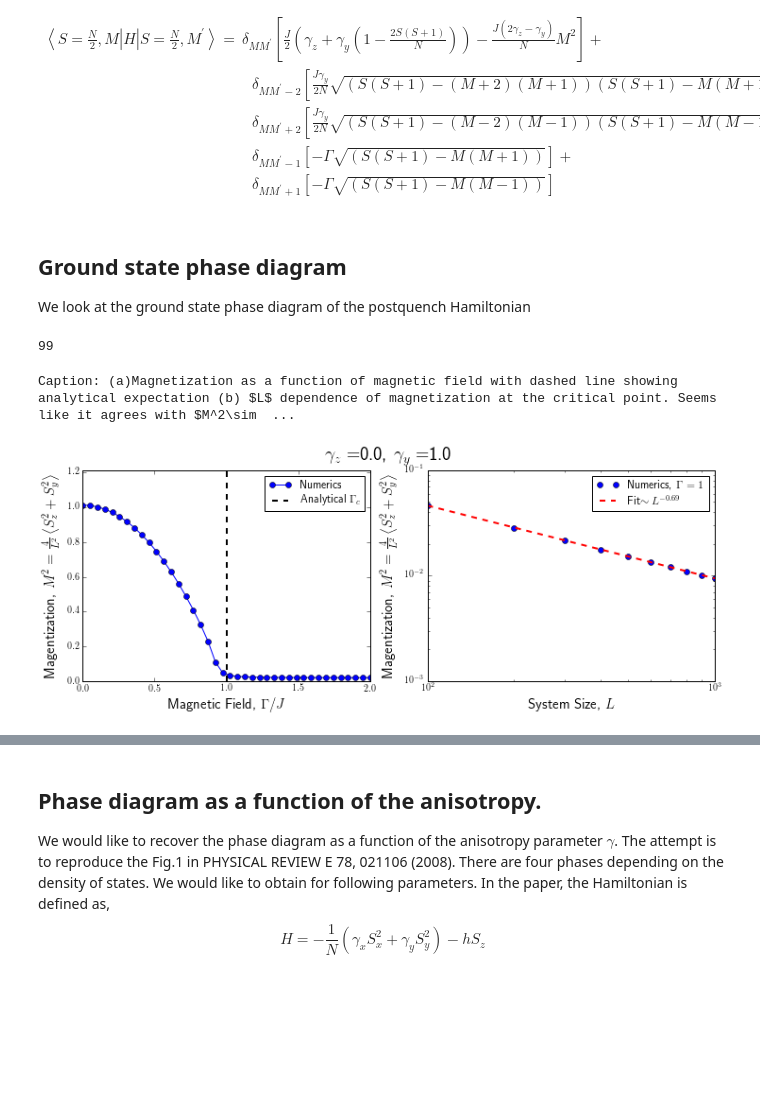
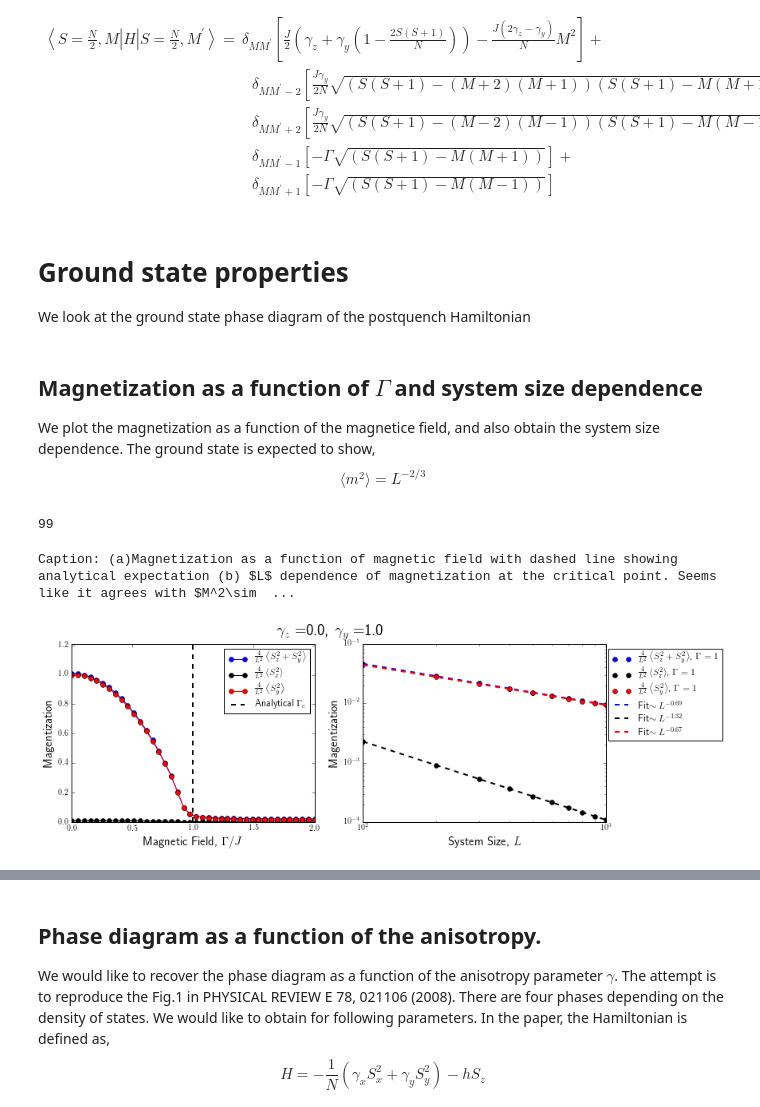
Before and after one commit to paraj003/LMG_quench, a Jupyter notebook: LMG_sim.ipynb, the cells around one changed output, grey strips where cells are left out. Cells and saved outputs as stored; diff of their text form; code cells hidden in the pictures; blank space fills up the shorter version.

Commit message:
Added Sy^2 and Sz^2 dependence to all plots

```diff
--- a/LMG_sim.ipynb
+++ b/LMG_sim.ipynb
@@ -32,8 +32,14 @@ from matplotlib import rc
 rc('font',**{'family':'sans-serif','sans-serif':['Roman']})
 rc('text', usetex=True)
 # %% [markdown]
-## Ground state phase diagram
+# Ground state properties
 We look at the ground state phase diagram of the postquench Hamiltonian
+# %% [markdown]
+## Magnetization as a function of $\Gamma$ and system size dependence
+We plot the magnetization as a function of the magnetice field, and also obtain the system size dependence. The ground state is expected to show,
+\begin{equation}
+\langle m^2\rangle=L^{-2/3}
+\end{equation}
 # %%
 #calculate magnetization as a function of magnetic field
 #tests magnetizationz2
@@ -64,27 +77,37 @@ criticalΓ=paramvals.J*max(paramvals.γz,paramvals.γy)
 # %%
 #fitting to system size dependence
 #linear fit to data
-logy=np.log10(criticalmagsqlist)
+logSϕ=np.log10(criticalmagϕsqlist)
+logSz=np.log10(criticalmagzsqlist)
+logSy=np.log10(criticalmagysqlist)
 logx=np.log10(Larr)
-m1,b1 = np.polyfit(logx,logy, 1)
+mϕ,bϕ = np.polyfit(logx,logSϕ, 1)
+mz,bz = np.polyfit(logx,logSz, 1)
+my,by = np.polyfit(logx,logSy, 1)
 # %%
 #plotting
 plt.figure(figsize=(12,4))
 plt.suptitle("$\\gamma_z=$"+str(paramvals.γz)+", $\\gamma_y=$"+str(paramvals.γy),fontsize=20)
 plt.subplot(1,2,1)
-plt.plot(Γarr, magsqlist,'-o',label='Numerics')
+plt.plot(Γarr, magϕsqlist,'-o',color='blue',label='$\\frac{4}{L^2}\\left\\langle S_z^2+S_y^2\\right\\rangle$')
+plt.plot(Γarr, magzsqlist,'-o',color='black',label='$\\frac{4}{L^2}\\left\\langle S_z^2\\right\\rangle$')
+plt.plot(Γarr, magysqlist,'-o',color='red',label='$\\frac{4}{L^2}\\left\\langle S_y^2\\right\\rangle$')
 plt.axvline(criticalΓ,linestyle='dashed',color= 'black',label='Analytical $\\Gamma_c$',linewidth=2)
-plt.ylim([0,np.max(magsqlist)+0.2])
+plt.ylim([0,np.max(magϕsqlist)+0.2])
 plt.xlabel("Magnetic Field, $\\Gamma/J$",fontsize=15)
-plt.ylabel("Magentization, $M^2=\\frac{4}{L^2}\\left\\langle S_z^2+S_y^2\\right\\rangle$",fontsize=15)
+plt.ylabel("Magentization",fontsize=15)
 plt.legend()
 plt.subplot(1,2,2)
-plt.loglog(Larr,criticalmagsqlist,'o',label='Numerics, $\Gamma=1$' % Γarr[p])
-plt.loglog(Larr,(10**b1)*(Larr)**m1,'--',linewidth=2,color='red',label='Fit$\\sim L^{%0.2f}$' % m1)
+plt.loglog(Larr,criticalmagϕsqlist,'o',color='blue',label='$\\frac{4}{L^2}\\left\\langle S_z^2+S_y^2\\right\\rangle$, $\Gamma=1$')
+plt.loglog(Larr,criticalmagzsqlist,'ko',color='black',label='$\\frac{4}{L^2}\\left\\langle S_z^2\\right\\rangle$, $\Gamma=1$')
+plt.loglog(Larr,criticalmagysqlist,'ro',color='red',label='$\\frac{4}{L^2}\\left\\langle S_y^2\\right\\rangle$, $\Gamma=1$')
+plt.loglog(Larr,(10**bϕ)*(Larr)**mϕ,'--',linewidth=2,color='blue',label='Fit$\\sim L^{%0.2f}$' % mϕ)
+plt.loglog(Larr,(10**bz)*(Larr)**mz,'--',linewidth=2,color='black',label='Fit$\\sim L^{%0.2f}$' % mz)
+plt.loglog(Larr,(10**by)*(Larr)**my,'--',linewidth=2,color='red',label='Fit$\\sim L^{%0.2f}$' % my)
 plt.xlabel("System Size, $L$",fontsize=15)
-plt.ylabel("Magentization, $M^2=\\frac{4}{L^2}\\left\\langle S_z^2+S_y^2\\right\\rangle$",fontsize=15)
-plt.legend()
+plt.ylabel("Magentization",fontsize=15)
+plt.legend(bbox_to_anchor=(1.5,1))
 figcaption("(a)Magnetization as a function of magnetic field with dashed line showing analytical expectation (b) $L$ dependence of magnetization at the critical point. Seems like it agrees with $M^2\sim N^{-2/3}$")
 # %% [output]
 Caption: (a)Magnetization as a function of magnetic field with dashed line showing analytical expectation (b) $L$ dependence of magnetization at the critical point. Seems like it agrees with $M^2\sim  ...
-[figure, old version]
+[figure, new version]
```
Also changed, not shown: parts of 12 cells of this notebook.
